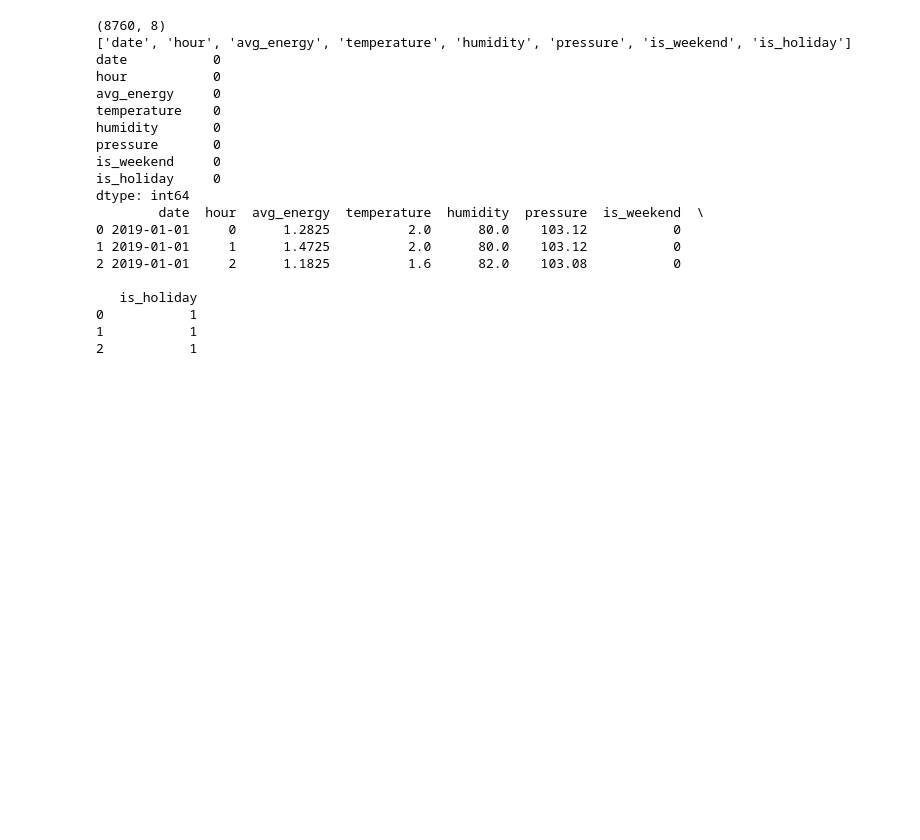
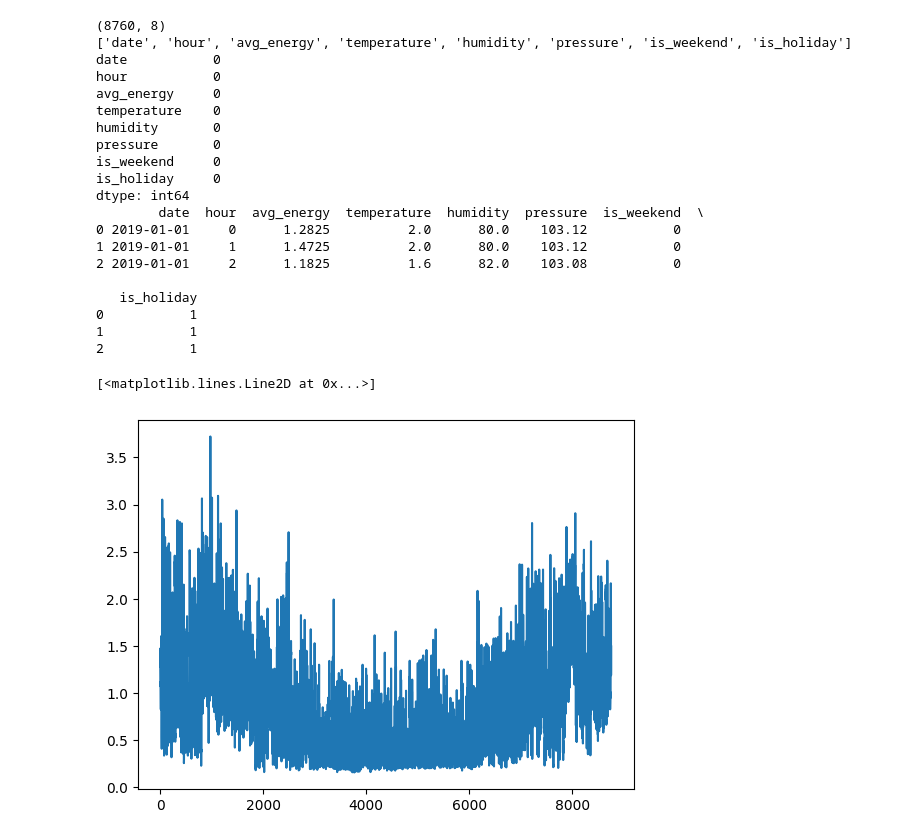
Before and after one commit to Arik-KO/Smart_Energy_Modeling_Using_Transformer, a Jupyter notebook: notebooks/EDA_01.ipynb, the cells around one changed output. Drawn from its saved outputs; the diff is of its cells as text; code cells hidden in the pictures; blank space fills up the shorter version.

Commit message:
plots are added

```diff
--- a/notebooks/EDA_01.ipynb
+++ b/notebooks/EDA_01.ipynb
@@ -427,0 +430,5 @@ dtype: int64
+# %%
+plt.plot(df['avg_energy'])
+# %% [output]
+[<matplotlib.lines.Line2D at 0x...>]
+[figure, added]
```
Also changed, not shown: parts of 4 cells of this notebook, 1 other file.
